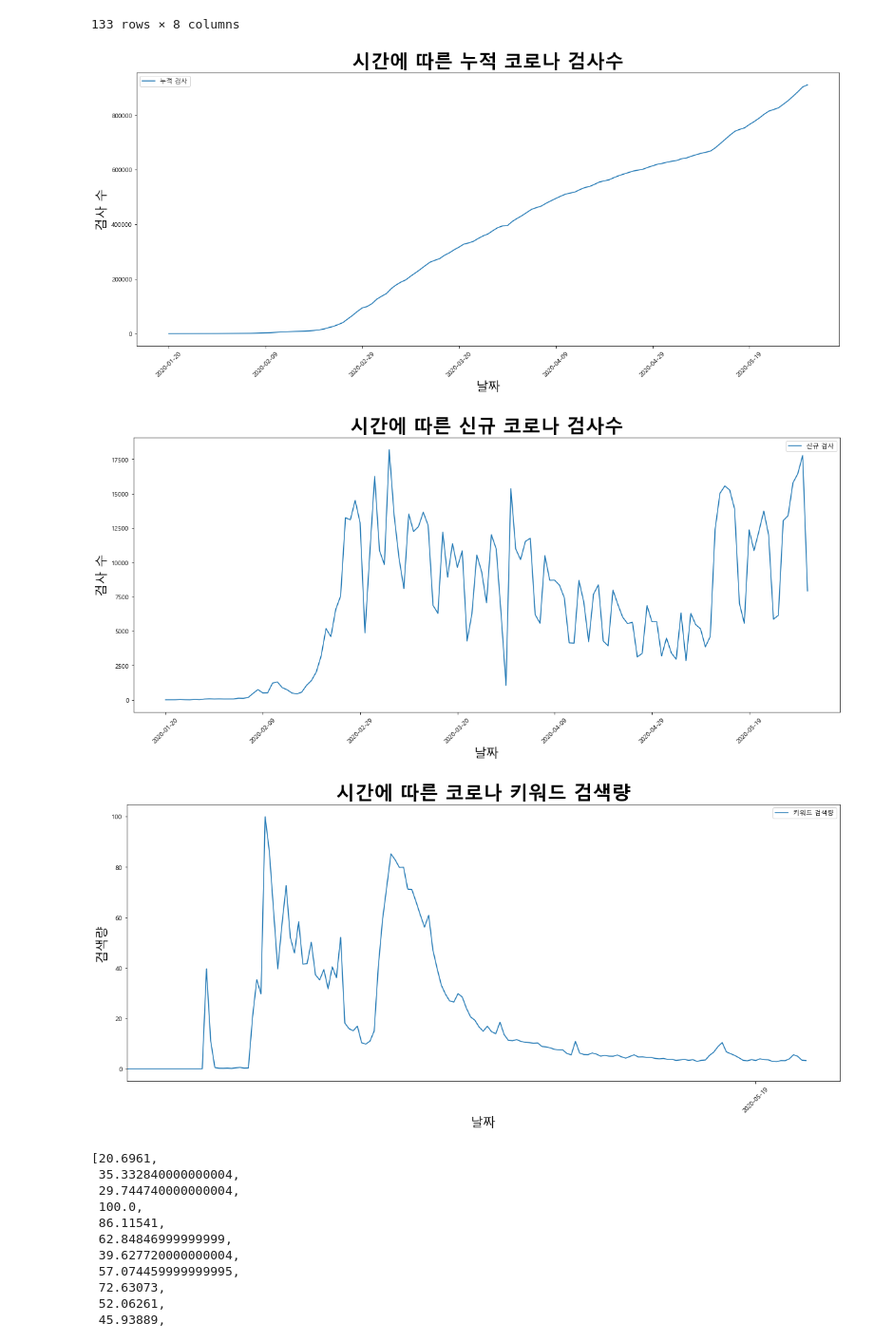
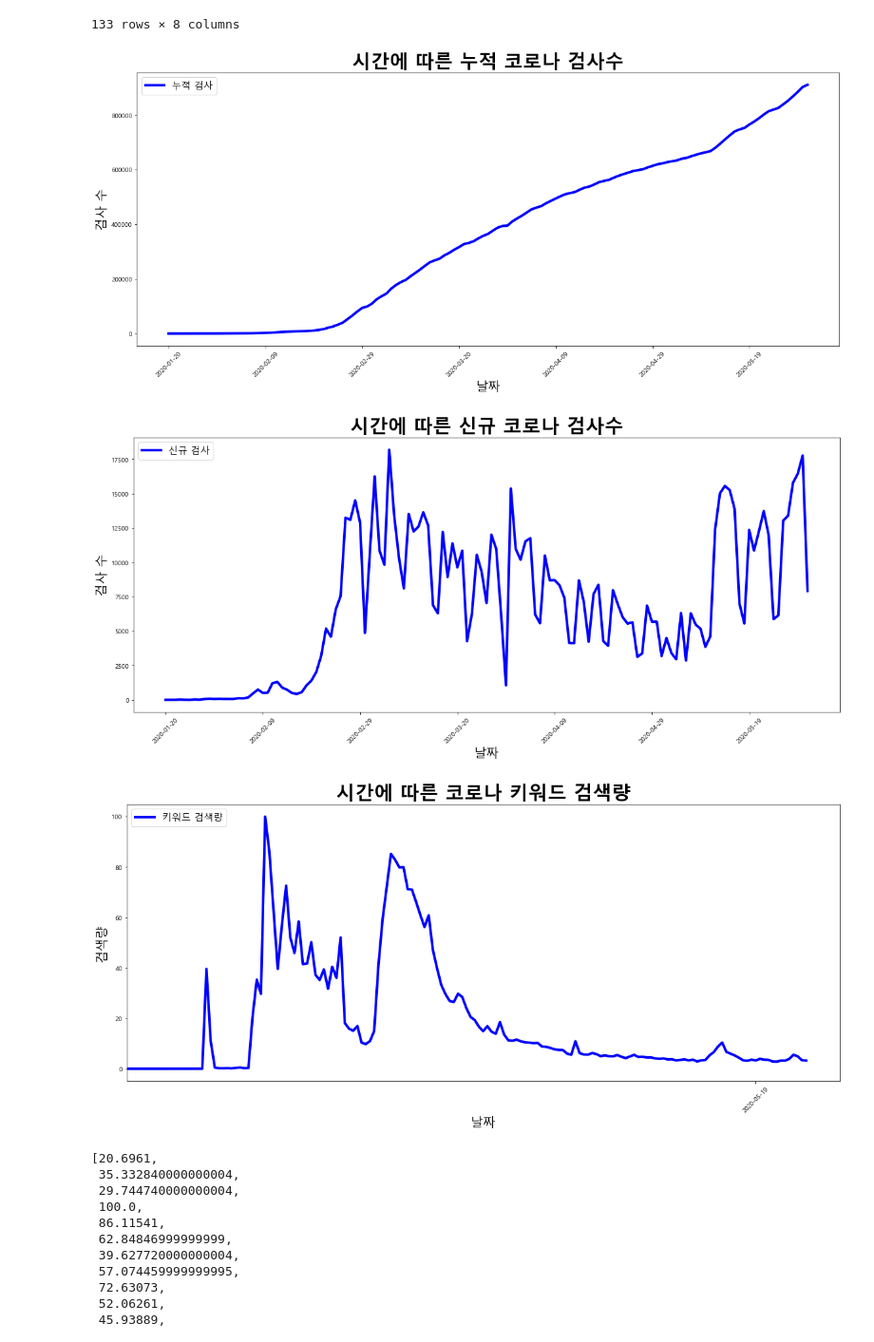
Before and after one commit to Shinest-changwon/OMG_coroan19_data_analysis, a Jupyter notebook: covid_time.ipynb, the cells around one changed output. Shown: that part at 95% size. Cells and saved outputs as stored; diff of their text form; code cells hidden in the pictures.

```diff
--- a/covid_time.ipynb
+++ b/covid_time.ipynb
@@ -152,27 +152,30 @@ df_time
 | 132 | 2020-05-31 | 0 | 910822 | 876060 | 11468 | 10405 | 270 | 7921 |
 133 rows × 8 columns
 # %%
-ax1 = df_time.plot(kind="line", x="date", y="test", label="누적 검사", rot=45, figsize=(20,8))
+ax1 = df_time.plot(kind="line", x="date", y="test", label="누적 검사", rot=45, color="blue", linewidth = 4, figsize=(20,8))
 ax1.set_title("시간에 따른 누적 코로나 검사수", fontsize=30, fontweight="bold")
+ax1.legend(loc='upper left', fontsize=15)
 ax1.set_xlabel("날짜", fontsize=20)
 ax1.set_ylabel("검사 수", fontsize=20)
 
-ax2 = df_time.plot(kind="line", x="date", y="test_new", label="신규 검사", rot=45, figsize=(20,8))
+ax2 = df_time.plot(kind="line", x="date", y="test_new", label="신규 검사", rot=45, color="blue", linewidth = 4, figsize=(20,8))
+ax2.legend(loc='upper left', fontsize=15)
 ax2.set_title("시간에 따른 신규 코로나 검사수", fontsize=30, fontweight="bold")
 ax2.set_xlabel("날짜", fontsize=20)
 ax2.set_ylabel("검사 수", fontsize=20)
 
-ax3 = df_trend.plot(kind="line", x="date", y="coronavirus", label="키워드 검색량", rot=45, figsize=(20,8))
+ax3 = df_trend.plot(kind="line", x="date", y="coronavirus", label="키워드 검색량", rot=45, color="blue", linewidth = 4, figsize=(20,8))
 ax3.set_xlim(1450, 1620)
+ax3.legend(loc='upper left', fontsize=15)
 ax3.set_title("시간에 따른 코로나 키워드 검색량", fontsize=30, fontweight="bold")
 ax3.set_xlabel("날짜", fontsize=20)
 ax3.set_ylabel("검색량", fontsize=20)
 
 plt.show()
 # %% [output]
-[figure, old version]
+[figure, new version]
-[figure, old version]
+[figure, new version]
-[figure, old version]
+[figure, new version]
 # %%
 df_trend_date = []
 df_trend_keyword = []
```
